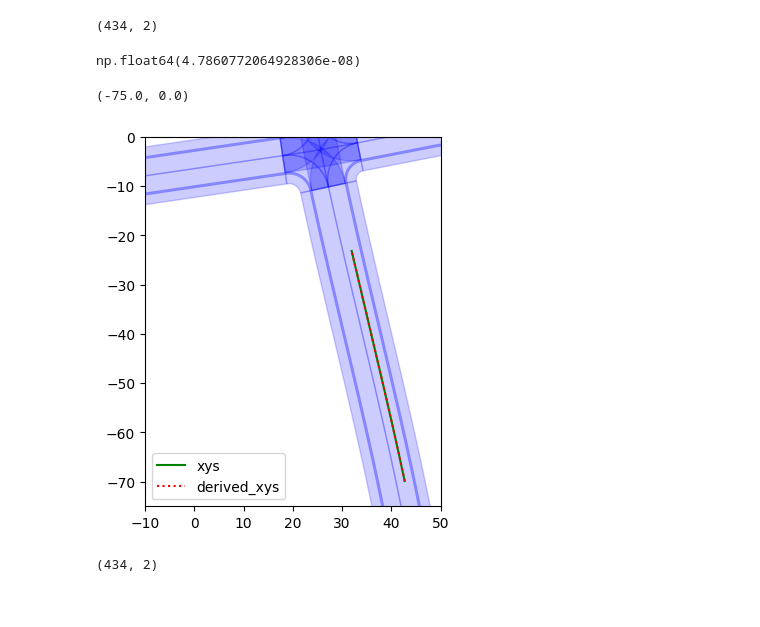
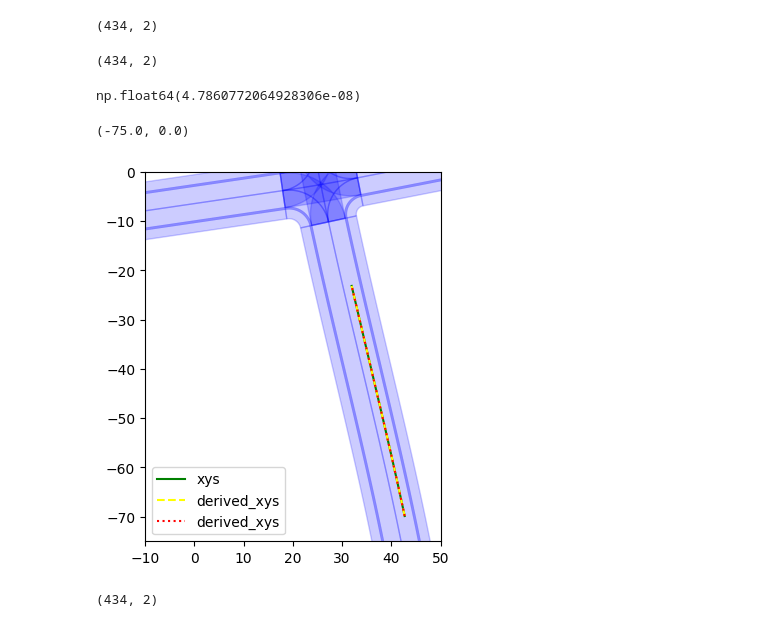
Before and after one commit to ika-rwth-aachen/omega-prime, a Jupyter notebook: tutorial_locator.ipynb, the cells around one changed output. Drawn from its saved outputs; the diff is of its cells as text; code cells hidden in the pictures.

```diff
--- a/tutorial_locator.ipynb
+++ b/tutorial_locator.ipynb
@@ -22,3 +22,6 @@ Data variables:
     s            (time) float64 3kB 61.61 61.28 60.95 ... 13.69 13.69 13.69
     t            (time) float64 3kB -0.001552 -0.001543 ... 0.0006975 0.0006975
     roadlane_id  (time) object 3kB (0, 0) (0, 0) (0, 0) ... (0, 0) (0, 0) (0, 0)
+# %%
+sts_poly = locator.xys2sts(xys, poly=r.moving_objects[0].polygon)
+sts_poly
@@ -27,6 +38,11 @@ derived_xys = locator.sts2xys(sts)
 derived_xys.shape
 # %% [output]
 (434, 2)
+# %%
+derived_xys_poly = locator.sts2xys(sts_poly)
+derived_xys_poly.shape
+# %% [output]
+(434, 2)
 # %%
 np.max(np.linalg.norm(derived_xys - xys, axis=1))
 # %% [output]
@@ -34,24 +50,25 @@ np.float64(4.7860772064928306e-08)
 # %%
 # %matplotlib ipympl
 # pip install ipympl
 import numpy as np
 from matplotlib import pyplot as plt
 from matplotlib.patches import Polygon as PltPolygon
 
 _, ax = plt.subplots(1, 1)
 
 for lid, l in r.map.lanes.items():
     ax.add_patch(PltPolygon(l.polygon.exterior.coords, fc="blue", alpha=0.2, ec="blue"))
 ax.plot(*xys.T, label="xys", c="green")
+ax.plot(*derived_xys_poly.T, label="derived_xys", c="yellow", linestyle="dashed")
 ax.plot(*derived_xys.T, label="derived_xys", c="red", linestyle="dotted")
 ax.autoscale()
 ax.set_aspect(1)
 ax.legend()
 ax.set_xlim(-10, 50)
 ax.set_ylim(-75, 0)
 # %% [output]
 (-75.0, 0.0)
-[figure, old version]
+[figure, new version]
 # %%
 sts11 = locator.xys2lane_sts(lane_id=(1, 1), xys=xys)
 sts11.shape
```
Also changed, not shown: parts of 1 cell of this notebook, 2 other files.
